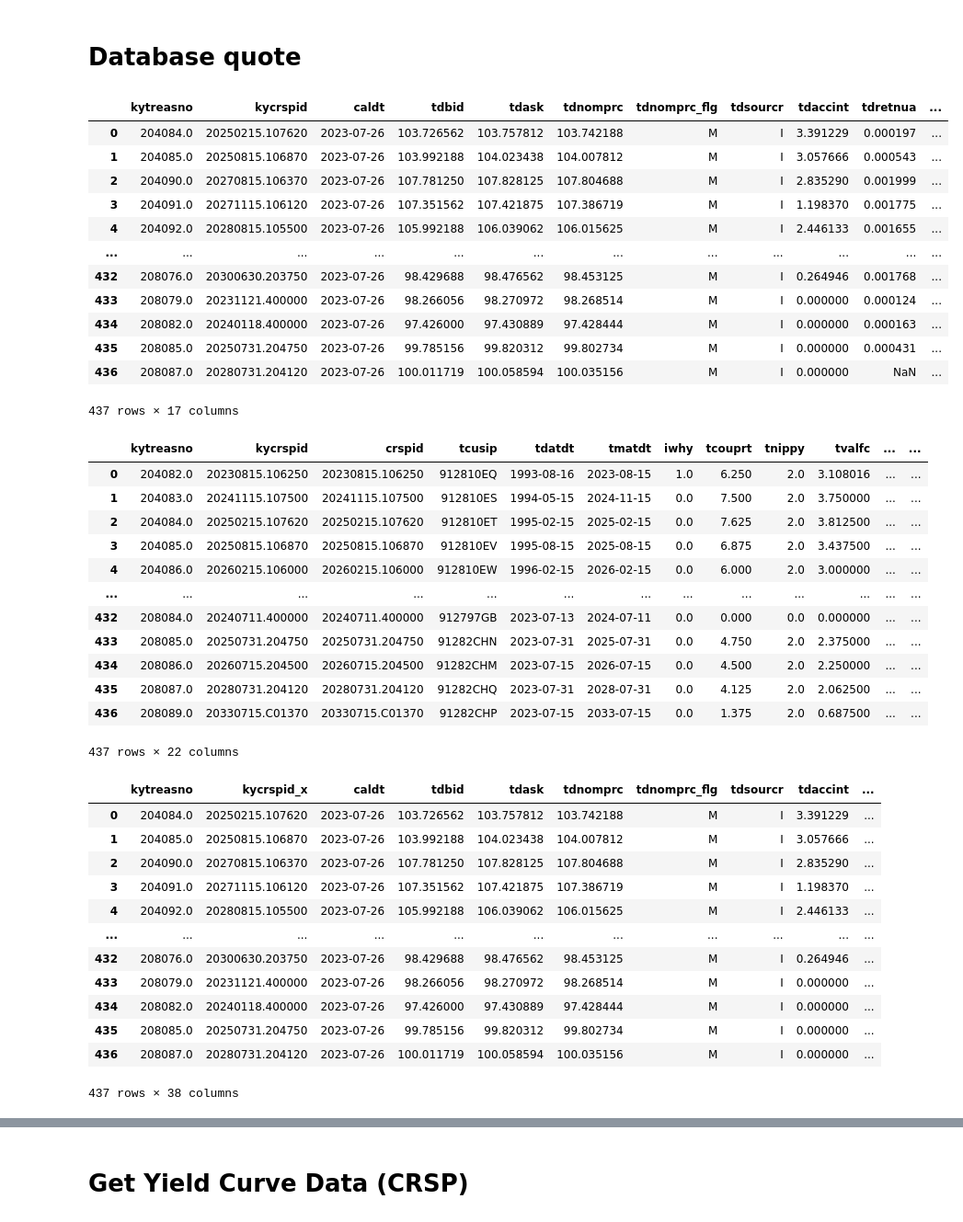
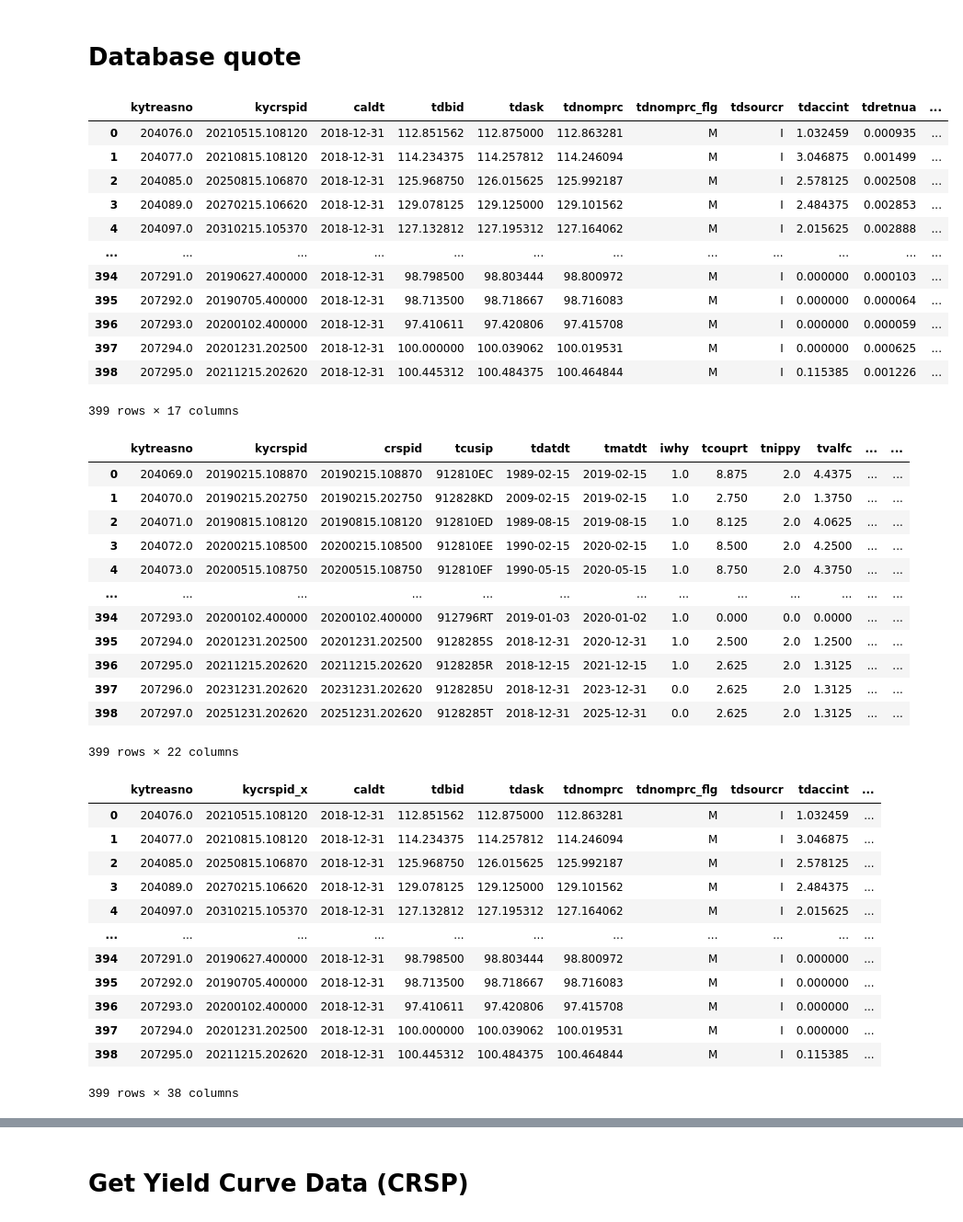
Before and after one commit to MarkHendricks/finm-fixedincome-2024, a Jupyter notebook: build_data/WRDS_Treasuries.ipynb, the cells around one changed output, grey strips where cells are left out. Shown at 92% size. Saved outputs shown, nothing was run; the diff lists cells and outputs as text; code cells hidden in the pictures.

```diff
--- a/build_data/WRDS_Treasuries.ipynb
+++ b/build_data/WRDS_Treasuries.ipynb
@@ -95,24 +95,24 @@ Approximately 3376081 rows in crsp_m_treasuries.tfz_dly.
 # %% [markdown]
 # Database quote
 # %%
-DATE = '2023-07-26'
+DATE = '2018-12-31'
 SQL_QUERY = f'select * from crsp_m_treasuries.tfz_dly where caldt=\'{DATE}\''
 data_quotes = db.raw_sql(SQL_QUERY)
 data_quotes
 # %% [output]
 |  | kytreasno | kycrspid | caldt | tdbid | tdask | tdnomprc | tdnomprc_flg | tdsourcr | tdaccint | tdretnua | ... |
-| 0 | 204084.0 | 20250215.107620 | 2023-07-26 | 103.726562 | 103.757812 | 103.742188 | M | I | 3.391229 | 0.000197 | ... |
-| 1 | 204085.0 | 20250815.106870 | 2023-07-26 | 103.992188 | 104.023438 | 104.007812 | M | I | 3.057666 | 0.000543 | ... |
-| 2 | 204090.0 | 20270815.106370 | 2023-07-26 | 107.781250 | 107.828125 | 107.804688 | M | I | 2.835290 | 0.001999 | ... |
-| 3 | 204091.0 | 20271115.106120 | 2023-07-26 | 107.351562 | 107.421875 | 107.386719 | M | I | 1.198370 | 0.001775 | ... |
-| 4 | 204092.0 | 20280815.105500 | 2023-07-26 | 105.992188 | 106.039062 | 106.015625 | M | I | 2.446133 | 0.001655 | ... |
+| 0 | 204076.0 | 20210515.108120 | 2018-12-31 | 112.851562 | 112.875000 | 112.863281 | M | I | 1.032459 | 0.000935 | ... |
+| 1 | 204077.0 | 20210815.108120 | 2018-12-31 | 114.234375 | 114.257812 | 114.246094 | M | I | 3.046875 | 0.001499 | ... |
+| 2 | 204085.0 | 20250815.106870 | 2018-12-31 | 125.968750 | 126.015625 | 125.992187 | M | I | 2.578125 | 0.002508 | ... |
+| 3 | 204089.0 | 20270215.106620 | 2018-12-31 | 129.078125 | 129.125000 | 129.101562 | M | I | 2.484375 | 0.002853 | ... |
+| 4 | 204097.0 | 20310215.105370 | 2018-12-31 | 127.132812 | 127.195312 | 127.164062 | M | I | 2.015625 | 0.002888 | ... |
 | ... | ... | ... | ... | ... | ... | ... | ... | ... | ... | ... | ... |
-| 432 | 208076.0 | 20300630.203750 | 2023-07-26 | 98.429688 | 98.476562 | 98.453125 | M | I | 0.264946 | 0.001768 | ... |
-| 433 | 208079.0 | 20231121.400000 | 2023-07-26 | 98.266056 | 98.270972 | 98.268514 | M | I | 0.000000 | 0.000124 | ... |
-| 434 | 208082.0 | 20240118.400000 | 2023-07-26 | 97.426000 | 97.430889 | 97.428444 | M | I | 0.000000 | 0.000163 | ... |
-| 435 | 208085.0 | 20250731.204750 | 2023-07-26 | 99.785156 | 99.820312 | 99.802734 | M | I | 0.000000 | 0.000431 | ... |
-| 436 | 208087.0 | 20280731.204120 | 2023-07-26 | 100.011719 | 100.058594 | 100.035156 | M | I | 0.000000 | NaN | ... |
+| 394 | 207291.0 | 20190627.400000 | 2018-12-31 | 98.798500 | 98.803444 | 98.800972 | M | I | 0.000000 | 0.000103 | ... |
+| 395 | 207292.0 | 20190705.400000 | 2018-12-31 | 98.713500 | 98.718667 | 98.716083 | M | I | 0.000000 | 0.000064 | ... |
+| 396 | 207293.0 | 20200102.400000 | 2018-12-31 | 97.410611 | 97.420806 | 97.415708 | M | I | 0.000000 | 0.000059 | ... |
+| 397 | 207294.0 | 20201231.202500 | 2018-12-31 | 100.000000 | 100.039062 | 100.019531 | M | I | 0.000000 | 0.000625 | ... |
+| 398 | 207295.0 | 20211215.202620 | 2018-12-31 | 100.445312 | 100.484375 | 100.464844 | M | I | 0.115385 | 0.001226 | ... |
-437 rows × 17 columns
+399 rows × 17 columns
 # %%
 KEYS = tuple(data_quotes['kytreasno'])
 SQL_QUERY = f'select * from crsp_m_treasuries.tfz_iss where kytreasno in {KEYS}'
@@ -120,32 +120,32 @@ data_iss = db.raw_sql(SQL_QUERY)
 data_iss
 # %% [output]
 |  | kytreasno | kycrspid | crspid | tcusip | tdatdt | tmatdt | iwhy | tcouprt | tnippy | tvalfc | ... | ... |
-| 0 | 204082.0 | 20230815.106250 | 20230815.106250 | 912810EQ | 1993-08-16 | 2023-08-15 | 1.0 | 6.250 | 2.0 | 3.108016 | ... | ... |
-| 1 | 204083.0 | 20241115.107500 | 20241115.107500 | 912810ES | 1994-05-15 | 2024-11-15 | 0.0 | 7.500 | 2.0 | 3.750000 | ... | ... |
-| 2 | 204084.0 | 20250215.107620 | 20250215.107620 | 912810ET | 1995-02-15 | 2025-02-15 | 0.0 | 7.625 | 2.0 | 3.812500 | ... | ... |
-| 3 | 204085.0 | 20250815.106870 | 20250815.106870 | 912810EV | 1995-08-15 | 2025-08-15 | 0.0 | 6.875 | 2.0 | 3.437500 | ... | ... |
-| 4 | 204086.0 | 20260215.106000 | 20260215.106000 | 912810EW | 1996-02-15 | 2026-02-15 | 0.0 | 6.000 | 2.0 | 3.000000 | ... | ... |
+| 0 | 204069.0 | 20190215.108870 | 20190215.108870 | 912810EC | 1989-02-15 | 2019-02-15 | 1.0 | 8.875 | 2.0 | 4.4375 | ... | ... |
+| 1 | 204070.0 | 20190215.202750 | 20190215.202750 | 912828KD | 2009-02-15 | 2019-02-15 | 1.0 | 2.750 | 2.0 | 1.3750 | ... | ... |
+| 2 | 204071.0 | 20190815.108120 | 20190815.108120 | 912810ED | 1989-08-15 | 2019-08-15 | 1.0 | 8.125 | 2.0 | 4.0625 | ... | ... |
+| 3 | 204072.0 | 20200215.108500 | 20200215.108500 | 912810EE | 1990-02-15 | 2020-02-15 | 1.0 | 8.500 | 2.0 | 4.2500 | ... | ... |
+| 4 | 204073.0 | 20200515.108750 | 20200515.108750 | 912810EF | 1990-05-15 | 2020-05-15 | 1.0 | 8.750 | 2.0 | 4.3750 | ... | ... |
 | ... | ... | ... | ... | ... | ... | ... | ... | ... | ... | ... | ... | ... |
-| 432 | 208084.0 | 20240711.400000 | 20240711.400000 | 912797GB | 2023-07-13 | 2024-07-11 | 0.0 | 0.000 | 0.0 | 0.000000 | ... | ... |
-| 433 | 208085.0 | 20250731.204750 | 20250731.204750 | 91282CHN | 2023-07-31 | 2025-07-31 | 0.0 | 4.750 | 2.0 | 2.375000 | ... | ... |
-| 434 | 208086.0 | 20260715.204500 | 20260715.204500 | 91282CHM | 2023-07-15 | 2026-07-15 | 0.0 | 4.500 | 2.0 | 2.250000 | ... | ... |
-| 435 | 208087.0 | 20280731.204120 | 20280731.204120 | 91282CHQ | 2023-07-31 | 2028-07-31 | 0.0 | 4.125 | 2.0 | 2.062500 | ... | ... |
-| 436 | 208089.0 | 20330715.C01370 | 20330715.C01370 | 91282CHP | 2023-07-15 | 2033-07-15 | 0.0 | 1.375 | 2.0 | 0.687500 | ... | ... |
+| 394 | 207293.0 | 20200102.400000 | 20200102.400000 | 912796RT | 2019-01-03 | 2020-01-02 | 1.0 | 0.000 | 0.0 | 0.0000 | ... | ... |
+| 395 | 207294.0 | 20201231.202500 | 20201231.202500 | 9128285S | 2018-12-31 | 2020-12-31 | 1.0 | 2.500 | 2.0 | 1.2500 | ... | ... |
+| 396 | 207295.0 | 20211215.202620 | 20211215.202620 | 9128285R | 2018-12-15 | 2021-12-15 | 1.0 | 2.625 | 2.0 | 1.3125 | ... | ... |
+| 397 | 207296.0 | 20231231.202620 | 20231231.202620 | 9128285U | 2018-12-31 | 2023-12-31 | 0.0 | 2.625 | 2.0 | 1.3125 | ... | ... |
+| 398 | 207297.0 | 20251231.202620 | 20251231.202620 | 9128285T | 2018-12-31 | 2025-12-31 | 0.0 | 2.625 | 2.0 | 1.3125 | ... | ... |
-437 rows × 22 columns
+399 rows × 22 columns
 # %%
 data = data_quotes.merge(data_iss, on='kytreasno')
 data
 # %% [output]
 |  | kytreasno | kycrspid_x | caldt | tdbid | tdask | tdnomprc | tdnomprc_flg | tdsourcr | tdaccint | ... |
-| 0 | 204084.0 | 20250215.107620 | 2023-07-26 | 103.726562 | 103.757812 | 103.742188 | M | I | 3.391229 | ... |
-| 1 | 204085.0 | 20250815.106870 | 2023-07-26 | 103.992188 | 104.023438 | 104.007812 | M | I | 3.057666 | ... |
-| 2 | 204090.0 | 20270815.106370 | 2023-07-26 | 107.781250 | 107.828125 | 107.804688 | M | I | 2.835290 | ... |
-| 3 | 204091.0 | 20271115.106120 | 2023-07-26 | 107.351562 | 107.421875 | 107.386719 | M | I | 1.198370 | ... |
-| 4 | 204092.0 | 20280815.105500 | 2023-07-26 | 105.992188 | 106.039062 | 106.015625 | M | I | 2.446133 | ... |
+| 0 | 204076.0 | 20210515.108120 | 2018-12-31 | 112.851562 | 112.875000 | 112.863281 | M | I | 1.032459 | ... |
+| 1 | 204077.0 | 20210815.108120 | 2018-12-31 | 114.234375 | 114.257812 | 114.246094 | M | I | 3.046875 | ... |
+| 2 | 204085.0 | 20250815.106870 | 2018-12-31 | 125.968750 | 126.015625 | 125.992187 | M | I | 2.578125 | ... |
+| 3 | 204089.0 | 20270215.106620 | 2018-12-31 | 129.078125 | 129.125000 | 129.101562 | M | I | 2.484375 | ... |
+| 4 | 204097.0 | 20310215.105370 | 2018-12-31 | 127.132812 | 127.195312 | 127.164062 | M | I | 2.015625 | ... |
 | ... | ... | ... | ... | ... | ... | ... | ... | ... | ... | ... |
-| 432 | 208076.0 | 20300630.203750 | 2023-07-26 | 98.429688 | 98.476562 | 98.453125 | M | I | 0.264946 | ... |
-| 433 | 208079.0 | 20231121.400000 | 2023-07-26 | 98.266056 | 98.270972 | 98.268514 | M | I | 0.000000 | ... |
-| 434 | 208082.0 | 20240118.400000 | 2023-07-26 | 97.426000 | 97.430889 | 97.428444 | M | I | 0.000000 | ... |
-| 435 | 208085.0 | 20250731.204750 | 2023-07-26 | 99.785156 | 99.820312 | 99.802734 | M | I | 0.000000 | ... |
-| 436 | 208087.0 | 20280731.204120 | 2023-07-26 | 100.011719 | 100.058594 | 100.035156 | M | I | 0.000000 | ... |
+| 394 | 207291.0 | 20190627.400000 | 2018-12-31 | 98.798500 | 98.803444 | 98.800972 | M | I | 0.000000 | ... |
+| 395 | 207292.0 | 20190705.400000 | 2018-12-31 | 98.713500 | 98.718667 | 98.716083 | M | I | 0.000000 | ... |
+| 396 | 207293.0 | 20200102.400000 | 2018-12-31 | 97.410611 | 97.420806 | 97.415708 | M | I | 0.000000 | ... |
+| 397 | 207294.0 | 20201231.202500 | 2018-12-31 | 100.000000 | 100.039062 | 100.019531 | M | I | 0.000000 | ... |
+| 398 | 207295.0 | 20211215.202620 | 2018-12-31 | 100.445312 | 100.484375 | 100.464844 | M | I | 0.115385 | ... |
-437 rows × 38 columns
+399 rows × 38 columns
```
Also changed, not shown: parts of 2 cells of this notebook, 12 other files.
